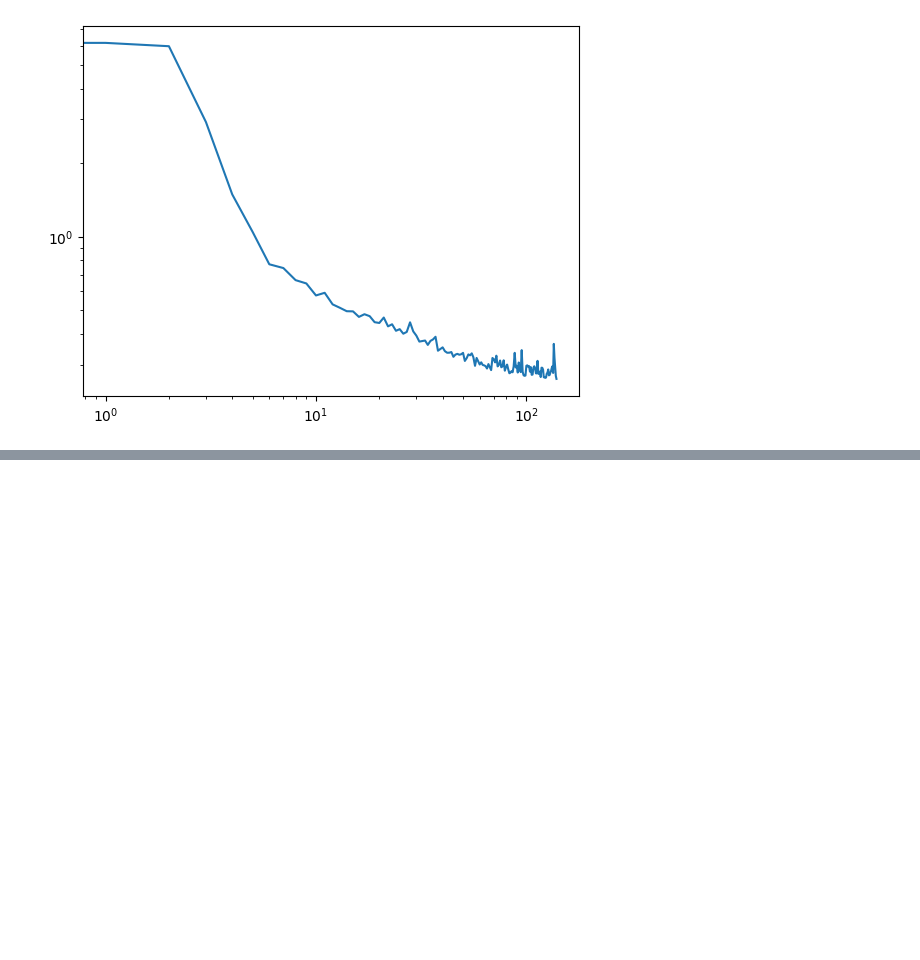
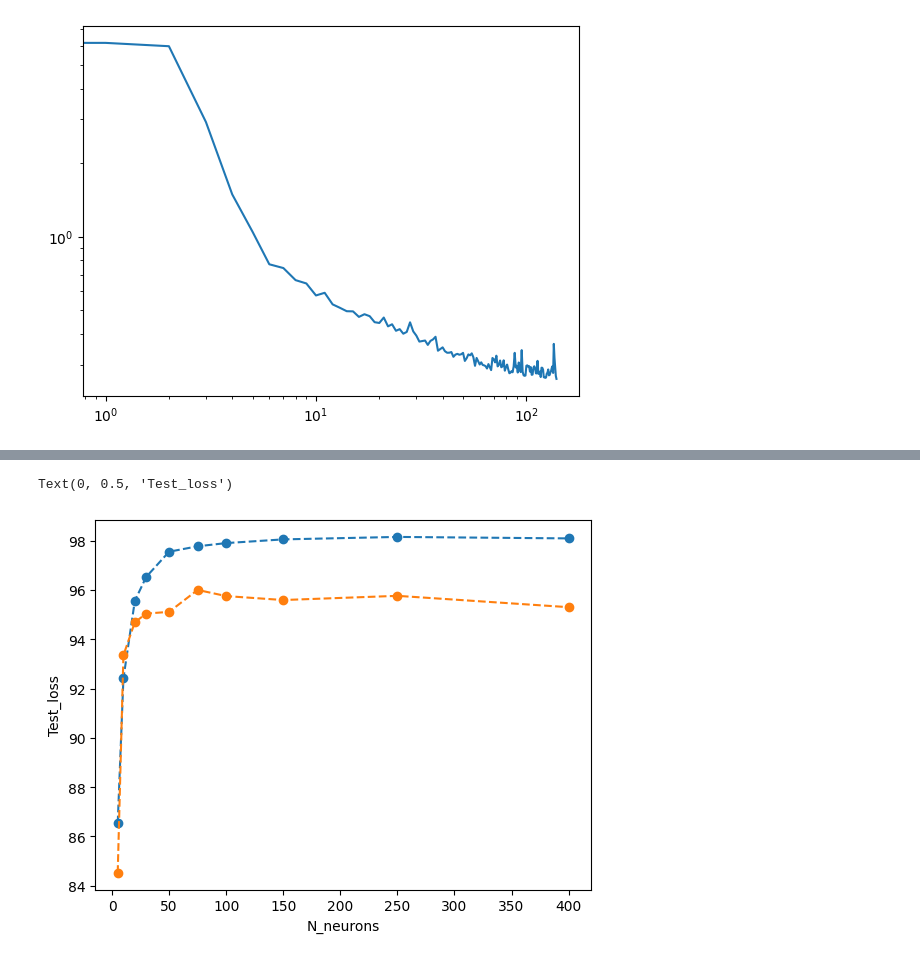
Before and after one commit to ASkalli/nonlinear_oscillator_network, a Jupyter notebook: MNIST/Train_PNN_BP_MNIST.ipynb, the cells around one changed output, grey strips where cells are left out. Saved outputs shown, nothing was run; the diff lists cells and outputs as text; code cells hidden in the pictures; blank space fills up the shorter version.

```diff
--- a/MNIST/Train_PNN_BP_MNIST.ipynb
+++ b/MNIST/Train_PNN_BP_MNIST.ipynb
@@ -439,0 +509,32 @@ False
+# %%
+with gzip.open('paramscan_FFNN_BP.pkl.gz',"wb") as f:
+    pickle.dump(results,f)
+# %%
+with gzip.open('paramscan_FFNN_BP.pkl.gz', 'rb') as f:
+    results_BP = pickle.load(f)
+
+with gzip.open('paramscan_FFNN_BP_Lora.pkl.gz', 'rb') as f:
+    results_BP_lora = pickle.load(f)
+# %%
+best_acc_BP = []
+best_acc_BP_lora = []
+
+best_loss_BP = []
+best_loss_BP_lora = []
+
+compression_ratio = []
+performance_ratio = []
+performance_ratio_acc = []
+
+for k,n_neurons in enumerate(N_neurons_vec):
+
+
+    best_acc_BP.append(np.max(results_BP[k]['test_acc']))
+    best_acc_BP_lora.append(np.max(results_BP_lora[k]['test_acc']))
+
+    best_loss_BP.append(np.min(results_BP[k]['test_loss']))
+    best_loss_BP_lora.append(np.min(results_BP_lora[k]['test_loss']))
+
+    compression_ratio.append(results_BP_lora[k]['n_params']/ results_BP[k]['n_params'])
+    performance_ratio.append(np.min(results_BP_lora[k]['test_loss'])/ np.min(results_BP[k]['test_loss']))
+    performance_ratio_acc.append(np.max(results_BP_lora[k]['test_acc'])/ np.max(results_BP[k]['test_acc']))
@@ -439,0 +554,10 @@ False
+# %%
+plt.figure()
+plt.plot(N_neurons_vec,best_acc_BP,'--o',label = 'No compression')
+plt.plot(N_neurons_vec,best_acc_BP_lora,'--o',label='Lora')
+
+plt.xlabel('N_neurons')
+plt.ylabel('Test_loss')
+# %% [output]
+Text(0, 0.5, 'Test_loss')
+[figure, added]
```
Also changed, not shown: parts of 14 cells of this notebook, 9 other files.
